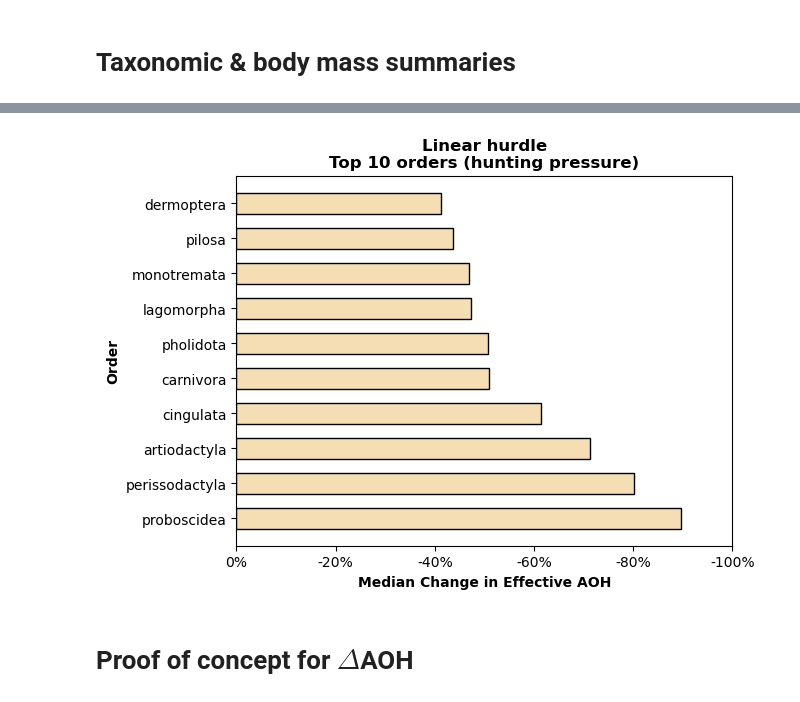
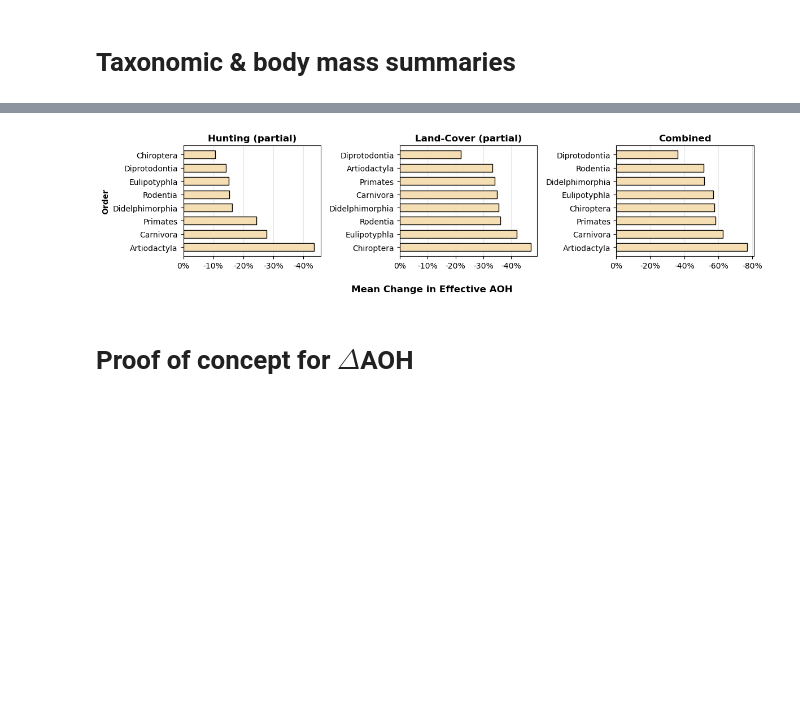
Before and after one commit to emiliolr/life-hunting, a Jupyter notebook: notebooks/plotting_model_projection_results.ipynb, the cells around one changed output, grey strips where cells are left out. Cells and saved outputs as stored; diff of their text form; code cells hidden in the pictures; blank space fills up the shorter version.

```diff
--- a/notebooks/plotting_model_projection_results.ipynb
+++ b/notebooks/plotting_model_projection_results.ipynb
@@ -33,7 +36,7 @@ aoh_info = aoh_info.drop(columns = ['iucn_id', 'synonyms', 'is_species', 'combin
                                     'combine_bm_match_level'])
 # %%
 # Read in percent overlap w/tropical forest zone info (just current AOH overlap)
-aoh_pct_overlap_fp = '/Users/emiliolr/Desktop/tropical_mammals_aoh_overlap.csv'
+aoh_pct_overlap_fp = '/Users/emiliolr/Desktop/hunting_results/tropical_mammals_aoh_overlap.csv'
 aoh_pct_overlap = pd.read_csv(aoh_pct_overlap_fp)
 aoh_pct_overlap = aoh_pct_overlap.rename(columns = {'aoh_pct_overlap' : 'aoh_pct_overlap_current'})
 
@@ -45,8 +48,18 @@ aoh_info = aoh_info.drop(columns = ['iucn_id'])
 aoh_info = aoh_info[aoh_info['aoh_pct_overlap_current'] >= pct_overlap_cutoff]
 # %%
 # Adding columns to represent AOH percent changes: negative if AOH loss, positive if gain
-aoh_info['Land-Cover'] = (aoh_info['current_aoh_total'] / aoh_info['human_absent_aoh_total']) - 1
-aoh_info['Hunting'] = (aoh_info['human_absent_aoh_w_hunting_total'] / aoh_info['human_absent_aoh_total']) - 1
+aoh_info['Hunting (partial)'] = shapley_ish_value(aoh_info['human_absent_aoh_total'],
+                                                  aoh_info['human_absent_aoh_w_hunting_total'],
+                                                  aoh_info['current_aoh_total'],
+                                                  aoh_info['current_aoh_w_hunting_total'])
+aoh_info['Hunting (partial)'] = (aoh_info['Hunting (partial)'] / aoh_info['human_absent_aoh_total'])
+
+aoh_info['Land-Cover (partial)'] = shapley_ish_value(aoh_info['human_absent_aoh_total'],
+                                                     aoh_info['current_aoh_total'],
+                                                     aoh_info['human_absent_aoh_w_hunting_total'],
+                                                     aoh_info['current_aoh_w_hunting_total'])
+aoh_info['Land-Cover (partial)'] = (aoh_info['Land-Cover (partial)'] / aoh_info['human_absent_aoh_total'])
+
 aoh_info['Combined'] = (aoh_info['current_aoh_w_hunting_total'] / aoh_info['human_absent_aoh_total']) - 1
 # %%
 # Adding a column for body mass category (matching Gallego-Zamorano)
@@ -64,10 +77,10 @@ aoh_info['body_mass_cat'] = (aoh_info['combine_body_mass'] / 1000).apply(bm_cats
 cat_counts = aoh_info['body_mass_cat'].value_counts()
 # %%
 # Removing a few CRAZY outliers w/huge gains due to contemporary habitat change
-aoh_info = aoh_info[aoh_info['Land-Cover'] < 10]
+aoh_info = aoh_info[aoh_info['Land-Cover (partial)'] < 10]
 # %%
 # Pivoting into a wide format to make plotting easier
-value_vars = ['Land-Cover', 'Hunting', 'Combined']
+value_vars = ['Land-Cover (partial)', 'Hunting (partial)', 'Combined']
 id_vars = [c for c in aoh_info.columns if c not in value_vars]
 aoh_info = aoh_info.melt(id_vars = id_vars, value_vars = value_vars, var_name = 'aoh_loss_type',
                          value_name = 'aoh_loss_amt')
@@ -128,41 +140,46 @@ plt.show()
 # %%
 # Taxonomic summaries of change in effective AOH
 tax_level = 'order'
-loss_type = 'Hunting'
-num_to_plot = 10
-most_affected = True
+tax_n_thresh = 50
 
-# Grouping by family + extracting median effect
-aoh_info_grouped = aoh_info[aoh_info['aoh_loss_type'] == loss_type].groupby([tax_level])
+fig, axs = plt.subplots(1, 3, figsize = (12, 3))
 
-median_aoh_effect = aoh_info_grouped['aoh_loss_amt'].median().sort_values()
-if most_affected:
-    median_aoh_effect = median_aoh_effect.iloc[ : num_to_plot]
-else:
-    median_aoh_effect = median_aoh_effect.iloc[len(median_aoh_effect) - 1 - num_to_plot : ]
-median_aoh_effect = median_aoh_effect.to_frame().reset_index()
+for i, loss_type in enumerate(['Hunting (partial)', 'Land-Cover (partial)', 'Combined']):
+    #  filtering out underrepresented tax levels
+    tax_to_keep = aoh_info[tax_level].value_counts() / 3
+    tax_to_keep = tax_to_keep[tax_to_keep > tax_n_thresh].index.to_list()
 
-# Plotting in barplot format
-plt.barh(median_aoh_effect[tax_level], median_aoh_effect['aoh_loss_amt'] * -1, color = 'wheat',
-         edgecolor = 'black', height = 0.6)
+    aoh_info_grouped = aoh_info[aoh_info[tax_level].isin(tax_to_keep)]
 
-plt.xlabel('Median Change in Effective AOH', weight = 'bold')
-plt.ylabel(str(tax_level).title(), weight = 'bold')
+    #  grouping + extracting mean effect
+    aoh_info_grouped = aoh_info_grouped[aoh_info_grouped['aoh_loss_type'] == loss_type].groupby([tax_level])
 
-xticks = plt.xticks()[0]
-plt.xticks(xticks, [f'{"-" if x > 0 else ("+" if x < 0 else "")}{abs(int(x * 100))}%' for x in xticks])
+    mean_aoh_effect = aoh_info_grouped['aoh_loss_amt'].mean().sort_values()
+    mean_aoh_effect = mean_aoh_effect.to_frame().reset_index()
+    mean_aoh_effect[tax_level] = mean_aoh_effect[tax_level].str.title()
 
-if model_to_use == 'pymer':
-    title = f'Linear hurdle\n{"Top" if most_affected else "Bottom"} {num_to_plot} {"orders" if tax_level == "order" else "families"} (hunting pressure)'
-else:
-    title = f'Random forest hurdle\n{"Top" if most_affected else "Bottom"} {num_to_plot} {"orders" if tax_level == "order" else "families"} (hunting pressure)'
-plt.title(title, weight = 'bold')
+    #  plotting in barplot format
+    axs[i].barh(mean_aoh_effect[tax_level], mean_aoh_effect['aoh_loss_amt'] * -1, color = 'wheat',
+                edgecolor = 'black', height = 0.6, zorder = 10)
+    axs[i].grid(visible = True, which = 'major', axis = 'x', alpha = 0.3, zorder = 0)
+
+    if i == 0:
+        axs[i].set_ylabel(str(tax_level).title(), weight = 'bold')
+    axs[i].set_title(loss_type, weight = 'bold')
+
+    xticks = axs[i].get_xticks()
+    xlim = axs[i].get_xlim()
+    axs[i].set_xticks(xticks, [f'{"-" if x > 0 else ("+" if x < 0 else "")}{abs(int(x * 100))}%' for x in xticks])
+    axs[i].set_xlim(xlim)
+
+fig.supxlabel('Mean Change in Effective AOH', weight = 'bold')
+fig.tight_layout()
 
 if save_plots:
-    plt.savefig(f'/Users/emiliolr/Desktop/{model_to_use}_tax_breakdown_{"top" if most_affected else "bottom"}{num_to_plot}.png',
+    plt.savefig(f'/Users/emiliolr/Desktop/{model_to_use}_tax_breakdown_partial_w_joint.png',
                 bbox_inches = 'tight', dpi = 400)
 # %% [output]
-[figure, old version]
+[figure, new version]
 # %% [markdown]
 # Proof of concept for $\Delta$AOH
 # %%
```
Also changed, not shown: parts of 7 cells of this notebook, 2 other files.
